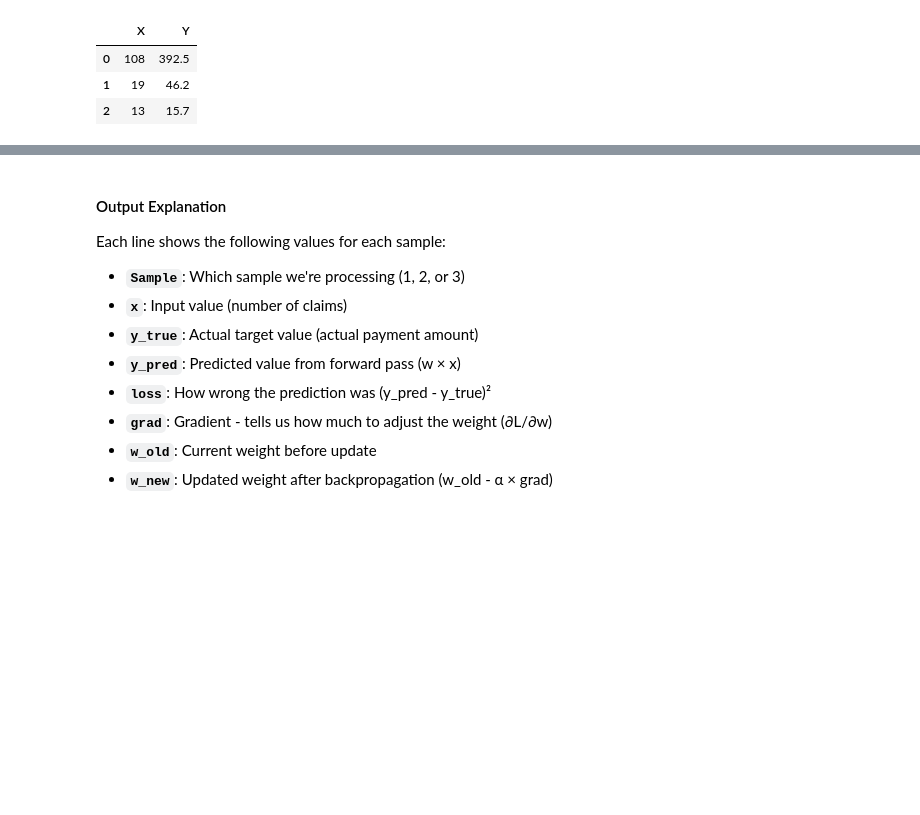
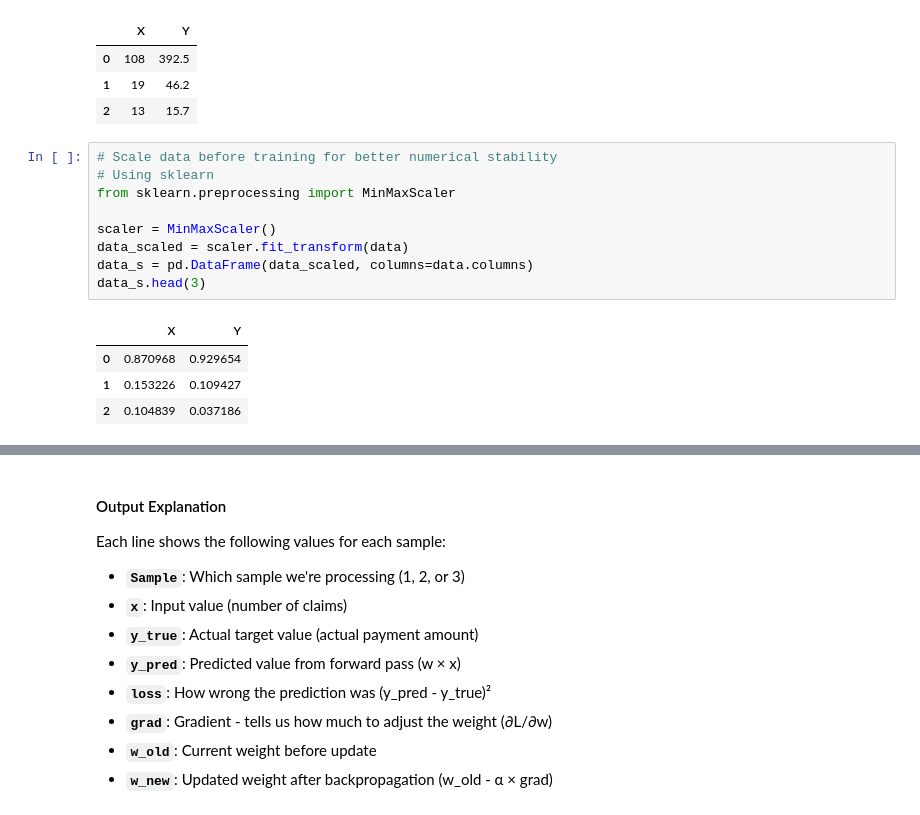
Before and after one commit to alexchrander/BDS-Deep-Learning-Assignments, a Jupyter notebook: Assignment1/Assignment1_SGD_Mechanics_&_Attention_Context.ipynb, the cells around one changed output, grey strips where cells are left out. Saved outputs shown, nothing was run; the diff lists cells and outputs as text; blank space fills up the shorter version.

```diff
--- a/Assignment1/Assignment1_SGD_Mechanics_&_Attention_Context.ipynb
+++ b/Assignment1/Assignment1_SGD_Mechanics_&_Attention_Context.ipynb
@@ -22,6 +22,20 @@ data.head(3)
 | 0 | 108 | 392.5 |
 | 1 | 19 | 46.2 |
 | 2 | 13 | 15.7 |
+# %%
+# Scale data before training for better numerical stability
+# Using sklearn
+from sklearn.preprocessing import MinMaxScaler
+
+scaler = MinMaxScaler()
+data_scaled = scaler.fit_transform(data)
+data_s = pd.DataFrame(data_scaled, columns=data.columns)
+data_s.head(3)
+# %% [output]
+|  | X | Y |
+| 0 | 0.870968 | 0.929654 |
+| 1 | 0.153226 | 0.109427 |
+| 2 | 0.104839 | 0.037186 |
 # %%
 # Manual SGD for all 3 samples
 
```
Also changed, not shown: parts of 1 cell of this notebook.
